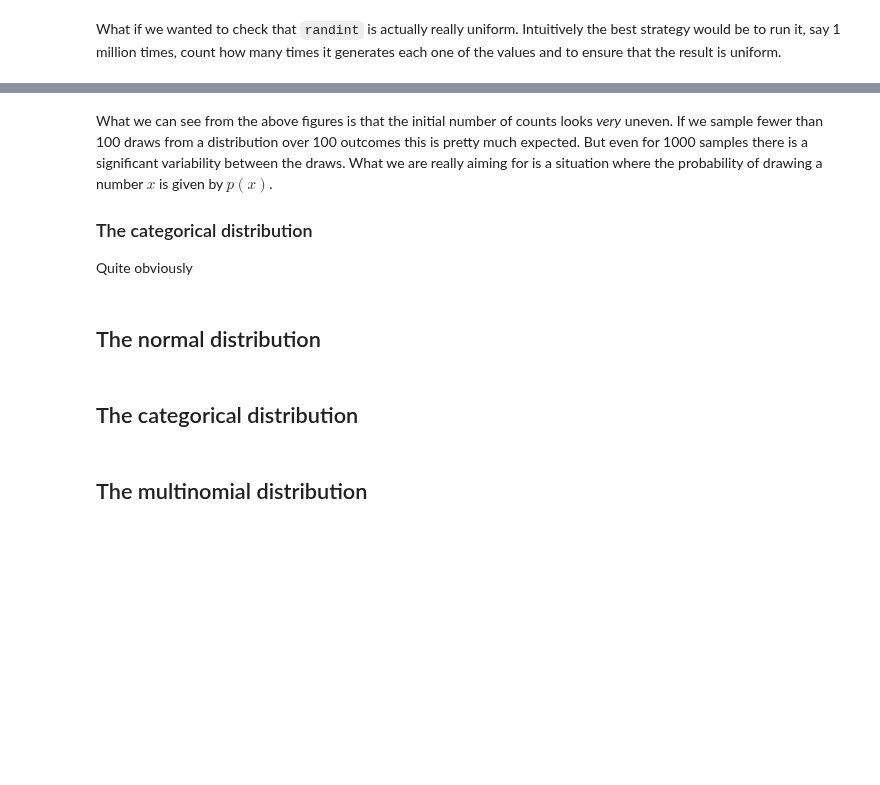
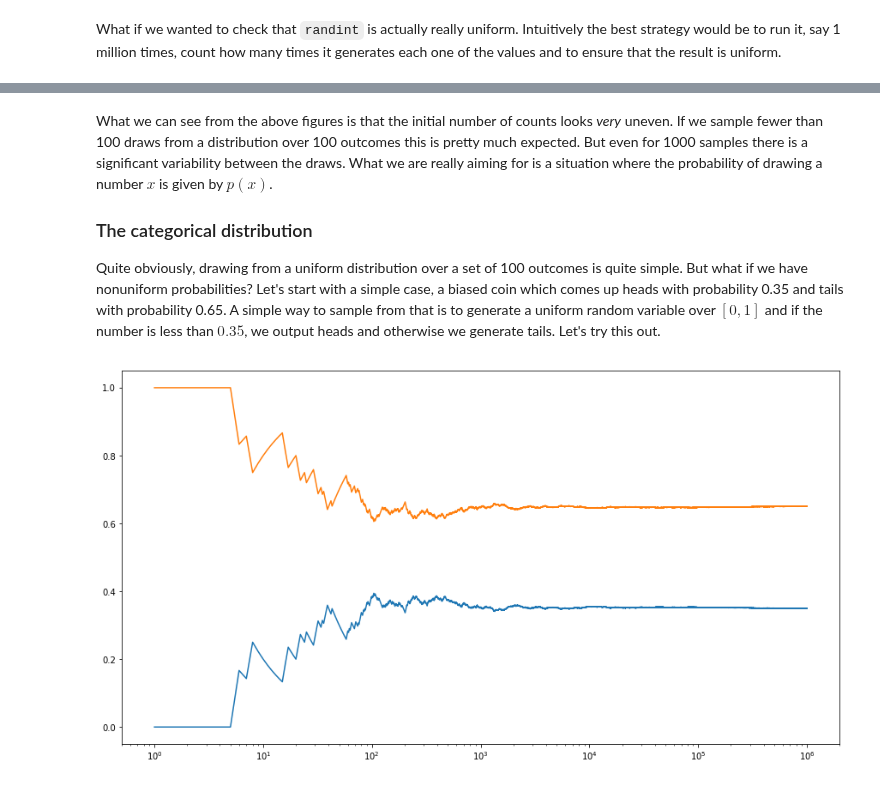
Before and after one commit to zackchase/mxnet-the-straight-dope, a Jupyter notebook: P01-C04-probability.ipynb, the cells around one changed output, grey strips where cells are left out. Cells and saved outputs as stored; diff of their text form; code cells hidden in the pictures; blank space fills up the shorter version.

```diff
--- a/P01-C04-probability.ipynb
+++ b/P01-C04-probability.ipynb
@@ -270,10 +270,19 @@ What we can see from the above figures is that the initial number of counts look
 
 ### The categorical distribution
 
-Quite obviously
+Quite obviously, drawing from a uniform distribution over a set of 100 outcomes is quite simple. But what if we have nonuniform probabilities? Let's start with a simple case, a biased coin which comes up heads with probability 0.35 and tails with probability 0.65. A simple way to sample from that is to generate a uniform random variable over $[0,1]$ and if the number is less than $0.35$, we output heads and otherwise we generate tails. Let's try this out.
-# %% [markdown]
-## The normal distribution
-# %% [markdown]
-## The categorical distribution
-# %% [markdown]
-## The multinomial distribution
+# %%
+# number of samples
+n = 1000000
+y = np.random.uniform(0,1,n)
+x = np.arange(1,n+1)
+# count number of occurrences and divide by the number of total draws
+p0 = np.cumsum(y < 0.35) / x
+p1 = np.cumsum(y >= 0.35) / x
+
+plt.figure(figsize=(15,8))
+plt.semilogx(x,p0)
+plt.semilogx(x,p1)
+plt.show()
+# %% [output]
+[figure, added]
```
Also changed, not shown: parts of 10 cells of this notebook.
